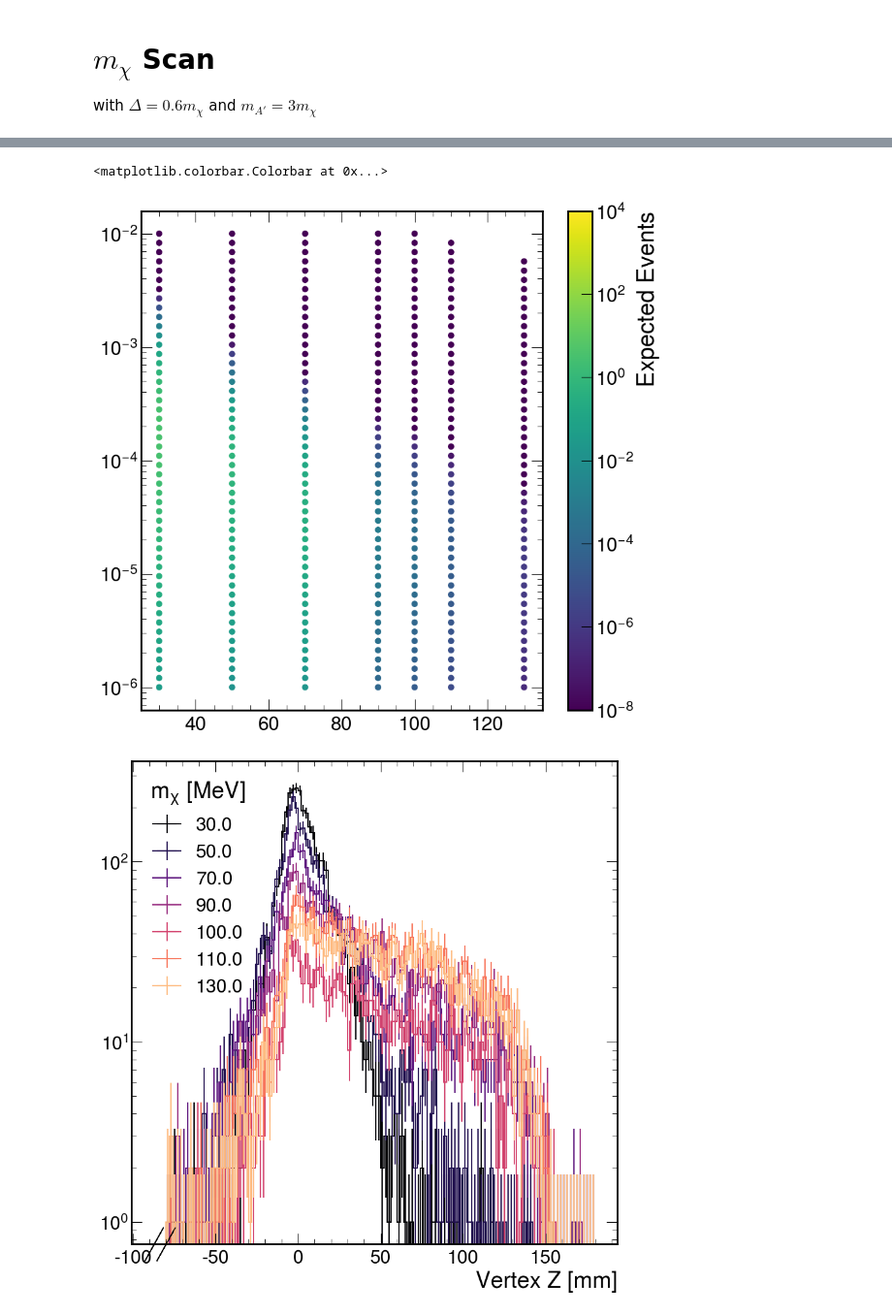
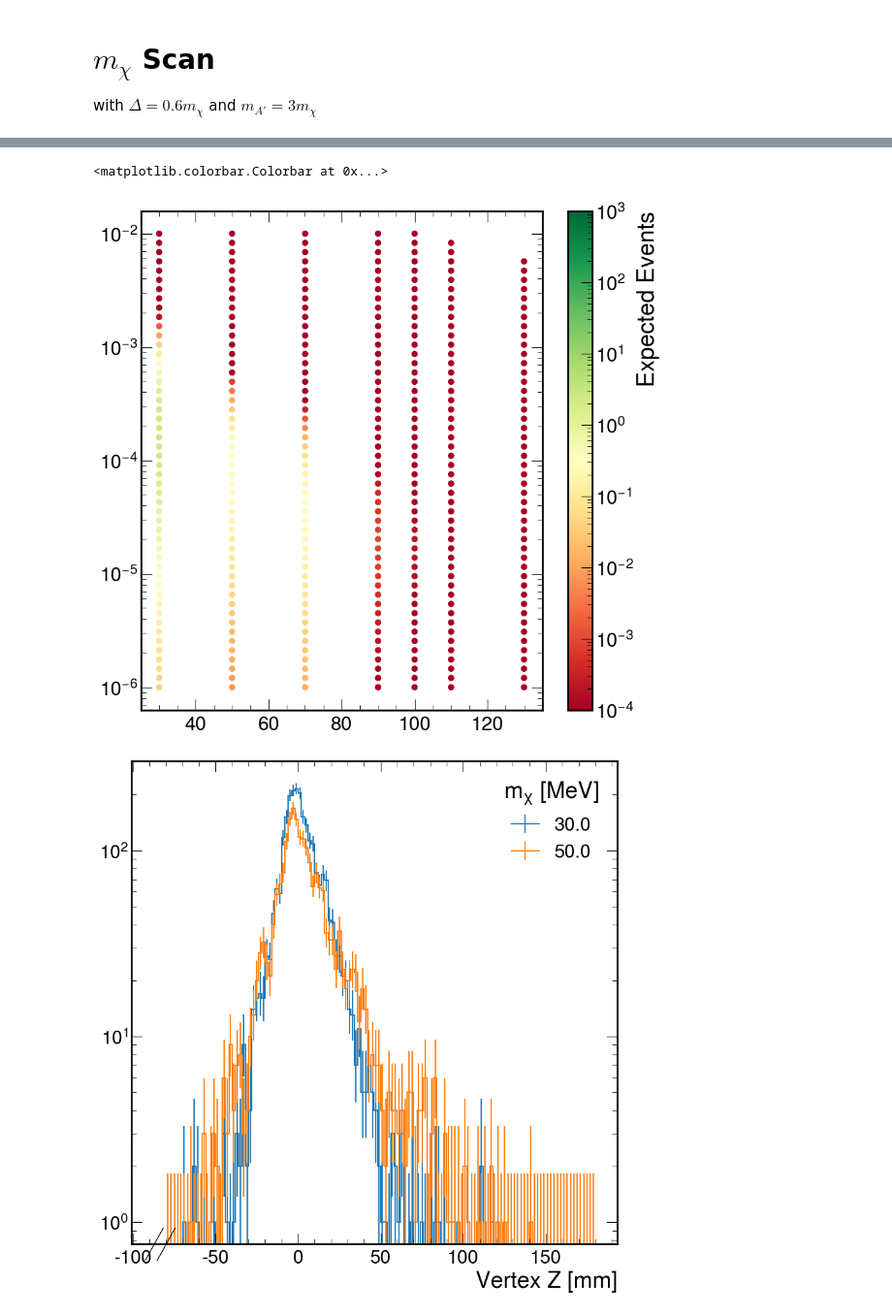
Before and after one commit to tomeichlersmith/hps, a Jupyter notebook: idm/reach/2016/idm-single-file.ipynb, the cells around one changed output, grey strips where cells are left out. Shown at 97% size. Drawn from its saved outputs; the diff is of its cells as text; code cells hidden in the pictures.

```diff
--- a/idm/reach/2016/idm-single-file.ipynb
+++ b/idm/reach/2016/idm-single-file.ipynb
@@ -409,5 +448,2 @@ def process_signal(args):
 # %%
-from multiprocessing import Pool
-from tqdm import tqdm
-with Pool(6) as p:
-    ldf = p.map(process_signal, signal_data, chunksize=1)
+out = mfsa.run(process_signal, signal_data, postprocess = unpack_roacc)
@@ -424,7 +461,7 @@ fig, (eff, prod, full) = plt.subplots(
     )
 )
 
-mchi = np.unique(pack['roacc'].mchi)
+mchi = np.unique(out['roacc'].mchi)
 
 cm = plt.get_cmap('magma')
 colors =[cm(1.*i/len(mchi)) for i in range(len(mchi))]
@@ -438,7 +475,7 @@ for ax in (eff, prod, full):
 full.axhline(0.5, color='gray')
 
 for mchi in mchi:
-    sl = pack['roacc'][pack['roacc'].mchi==mchi]
+    sl = out['roacc'][out['roacc'].mchi==mchi]
     eff.scatter(sl.eps2, sl.full_eff, label=mchi)
     eff.set_ylabel('Efficiency')
     eff.set_ylim(ymin=1e-10, ymax=1)
@@ -446,7 +483,7 @@ for mchi in mchi:
     prod.scatter(sl.eps2, sl.prod_rate)
     prod.set_ylabel('Production')
 
-    full.scatter(sl.eps2, sl.full_rate)
+    full.scatter(sl.eps2, sl.full_rate/4)
     full.set_ylabel('Acceptance')
     full.set_xlabel('$\\epsilon^2$')
     full.set_ylim(ymin=1e-8, ymax=1e4)
@@ -465,32 +502,33 @@ plt.show()
 # %%
 plt.scatter(
-    pack['roacc'].mchi, pack['roacc'].eps2, c=pack['roacc'].full_rate,
-    norm=mpl.colors.LogNorm(1e-8,1e4)
+    out['roacc'].mchi, out['roacc'].eps2, c=out['roacc'].full_rate,
+    norm=mpl.colors.LogNorm(1e-4,1e3),
+    cmap='RdYlGn'
 )
 plt.yscale('log')
 plt.colorbar(label='Expected Events')
 # %% [output]
 <matplotlib.colorbar.Colorbar at 0x...>
-[figure, old version]
+[figure, new version]
 # %%
 fig, ax = plt.subplots()
-ax.set_prop_cycle(
-    color=colors,
-)
+# ax.set_prop_cycle(
+#     color=colors,
+# )
 
 vtx_h = [
     (key, val['vtx'])
-    for key, val in pack.items()
+    for key, val in out.items()
     if isinstance(key, float)
 ]
 vtx_h.sort(key = lambda entry : entry[0])
 
 for mchi, h in vtx_h:
-    if not isinstance(key,float):
+    if mchi > 50:
         continue
     h['reco',:].plot(label=mchi)
 plt.legend(title='$m_\\chi$ [MeV]')
 plt.yscale('log')
 plt.show()
 # %% [output]
-[figure, old version]
+[figure, new version]
```
Also changed, not shown: parts of 6 cells of this notebook.
